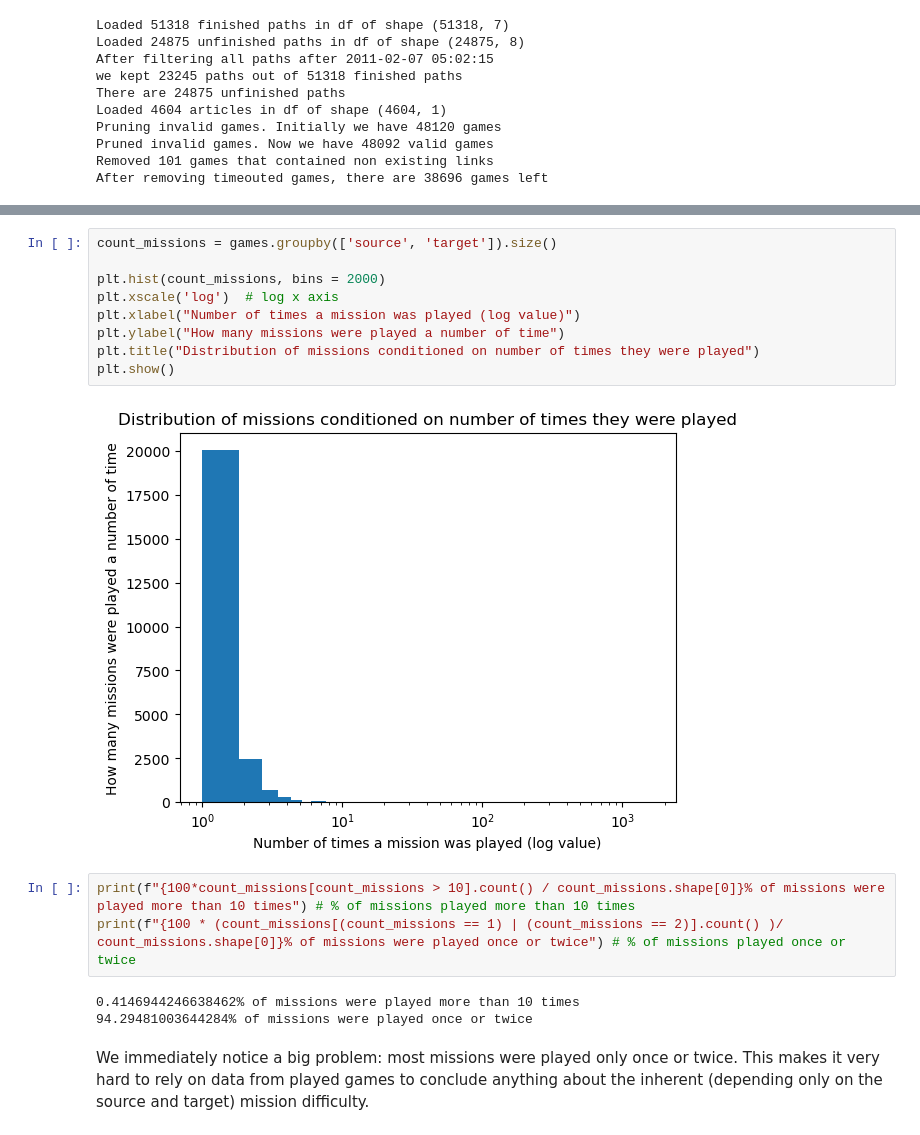
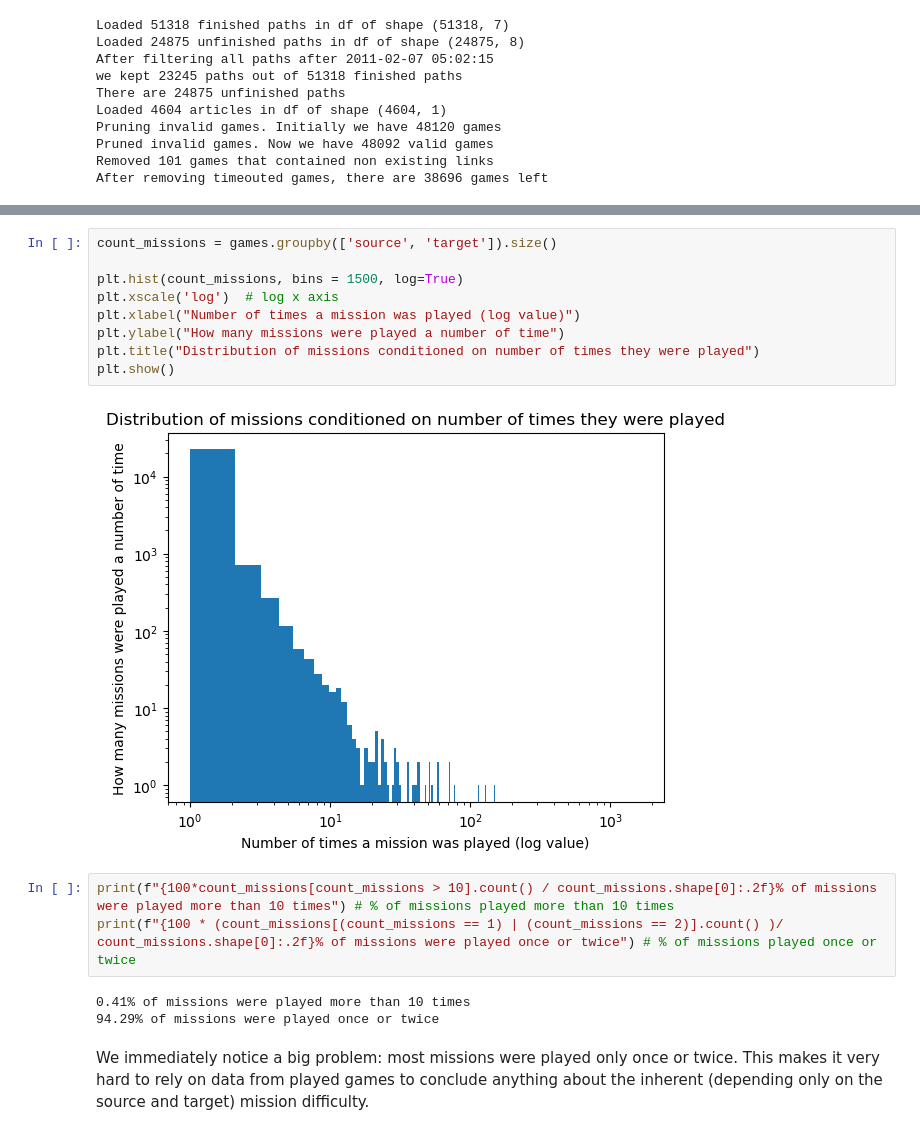
Before and after one commit to epfl-ada/ada-2024-project-outliars, a Jupyter notebook: results.ipynb, the cells around one changed output, grey strips where cells are left out. Cells and saved outputs as stored; diff of their text form.

```diff
--- a/results.ipynb
+++ b/results.ipynb
@@ -281,20 +281,20 @@ games.head()
 # %%
 count_missions = games.groupby(['source', 'target']).size()
 
-plt.hist(count_missions, bins = 2000)
+plt.hist(count_missions, bins = 1500, log=True)
 plt.xscale('log')  # log x axis
 plt.xlabel("Number of times a mission was played (log value)")
 plt.ylabel("How many missions were played a number of time")
 plt.title("Distribution of missions conditioned on number of times they were played")
 plt.show()
 # %% [output]
-[figure, old version]
+[figure, new version]
 # %%
-print(f"{100*count_missions[count_missions > 10].count() / count_missions.shape[0]}% of missions were played more than 10 times") # % of missions played more than 10 times
-print(f"{100 * (count_missions[(count_missions == 1) | (count_missions == 2)].count() )/ count_missions.shape[0]}% of missions were played once or twice") # % of missions played once or twice
+print(f"{100*count_missions[count_missions > 10].count() / count_missions.shape[0]:.2f}% of missions were played more than 10 times") # % of missions played more than 10 times
+print(f"{100 * (count_missions[(count_missions == 1) | (count_missions == 2)].count() )/ count_missions.shape[0]:.2f}% of missions were played once or twice") # % of missions played once or twice
 # %% [output]
-0.4146944246638462% of missions were played more than 10 times
-94.29481003644284% of missions were played once or twice
+0.41% of missions were played more than 10 times
+94.29% of missions were played once or twice
 # %% [markdown]
 We immediately notice a big problem: most missions were played only once or twice. This makes it very hard to rely on data from played games to conclude anything about the inherent (depending only on the source and target) mission difficulty.
 # %% [markdown]
```
Also changed, not shown: parts of 18 cells of this notebook, 2 other files.
